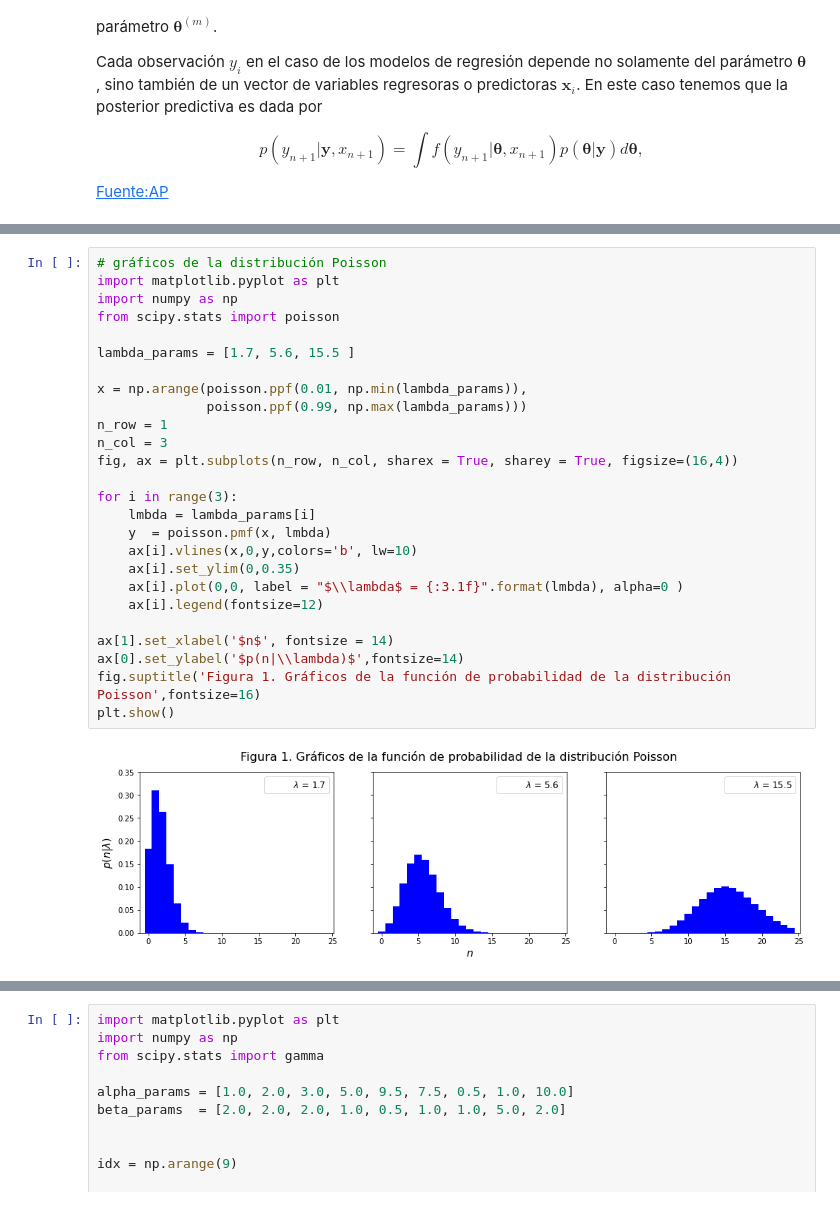
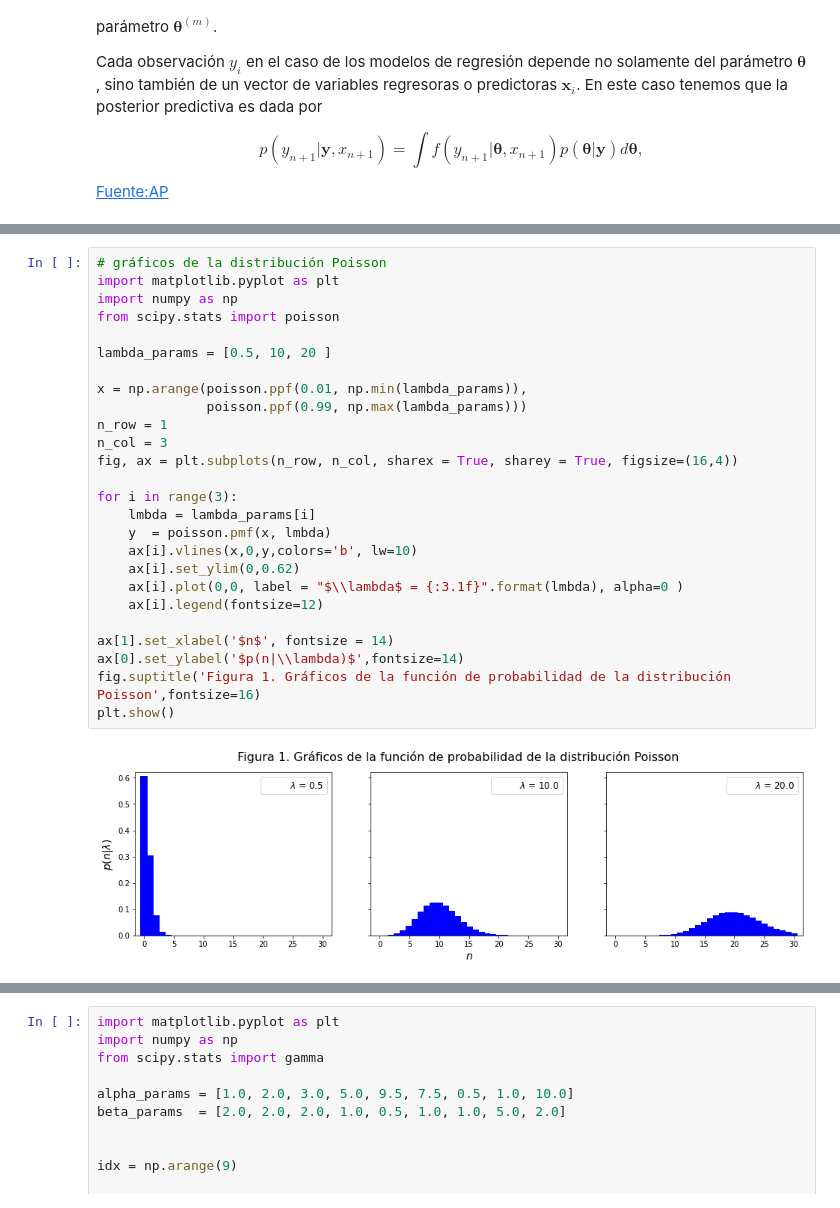
Before and after one commit to Jeslome/Proyecto, a Jupyter notebook: Bayesiana.ipynb, the cells around one changed output, grey strips where cells are left out. Cells and saved outputs as stored; diff of their text form.

```diff
--- a/Bayesiana.ipynb
+++ b/Bayesiana.ipynb
@@ -185,29 +184,29 @@ La siguiente figura muestra la función de probabilidad de la distribución Pois
 # %%
 # gráficos de la distribución Poisson
 import matplotlib.pyplot as plt
 import numpy as np
 from scipy.stats import poisson
 
-lambda_params = [1.7, 5.6, 15.5 ]
+lambda_params = [0.5, 10, 20 ]
 
 x = np.arange(poisson.ppf(0.01, np.min(lambda_params)),
               poisson.ppf(0.99, np.max(lambda_params)))
 n_row = 1
 n_col = 3
 fig, ax = plt.subplots(n_row, n_col, sharex = True, sharey = True, figsize=(16,4))
 
 for i in range(3):
     lmbda = lambda_params[i]
     y  = poisson.pmf(x, lmbda)
     ax[i].vlines(x,0,y,colors='b', lw=10)
-    ax[i].set_ylim(0,0.35)
+    ax[i].set_ylim(0,0.62)
     ax[i].plot(0,0, label = "$\\lambda$ = {:3.1f}".format(lmbda), alpha=0 )
     ax[i].legend(fontsize=12)
 
 ax[1].set_xlabel('$n$', fontsize = 14)
 ax[0].set_ylabel('$p(n|\\lambda)$',fontsize=14)
 fig.suptitle('Figura 1. Gráficos de la función de probabilidad de la distribución Poisson',fontsize=16)
 plt.show()
 # %% [output]
-[figure, old version]
+[figure, new version]
 # %% [markdown]
```
Also changed, not shown: parts of 13 cells of this notebook.
